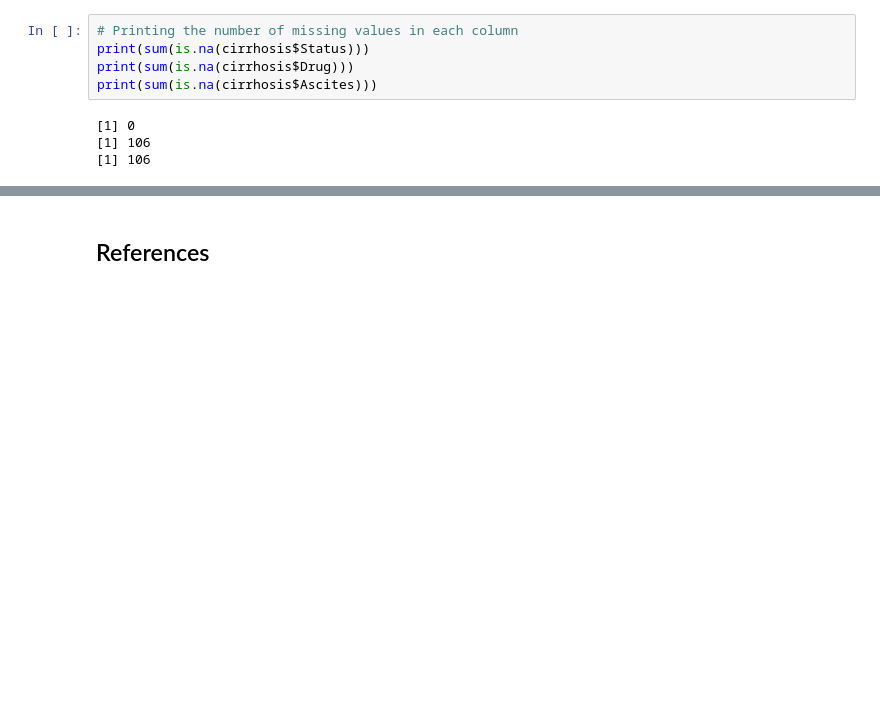
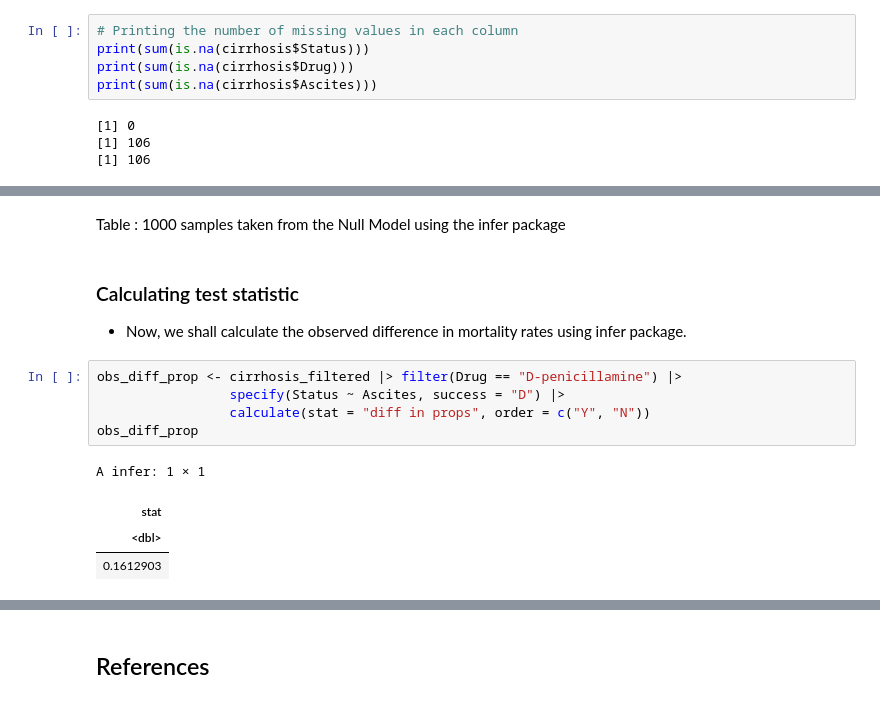
Before and after one commit to Rithika-Nair/STAT-201-Final_Project, a Jupyter notebook: Project-Final-Report.ipynb, the cells around one changed output, grey strips where cells are left out. Saved outputs shown, nothing was run; the diff lists cells and outputs as text; blank space fills up the shorter version.

```diff
--- a/Project-Final-Report.ipynb
+++ b/Project-Final-Report.ipynb
@@ -124,0 +152,17 @@ A data.frame: 6 × 3
+# %% [markdown]
+Table <No> : 1000 samples taken from the Null Model using the infer package
+# %% [markdown]
+### Calculating test statistic
+
+
+*  Now, we shall calculate the observed difference in mortality rates using infer package.
+# %%
+obs_diff_prop <- cirrhosis_filtered |> filter(Drug == "D-penicillamine") |>
+                 specify(Status ~ Ascites, success = "D") |>
+                 calculate(stat = "diff in props", order = c("Y", "N"))
+obs_diff_prop
+# %% [output]
+A infer: 1 × 1
+| stat |
+| <dbl> |
+| 0.1612903 |
```
Also changed, not shown: parts of 13 cells of this notebook.
